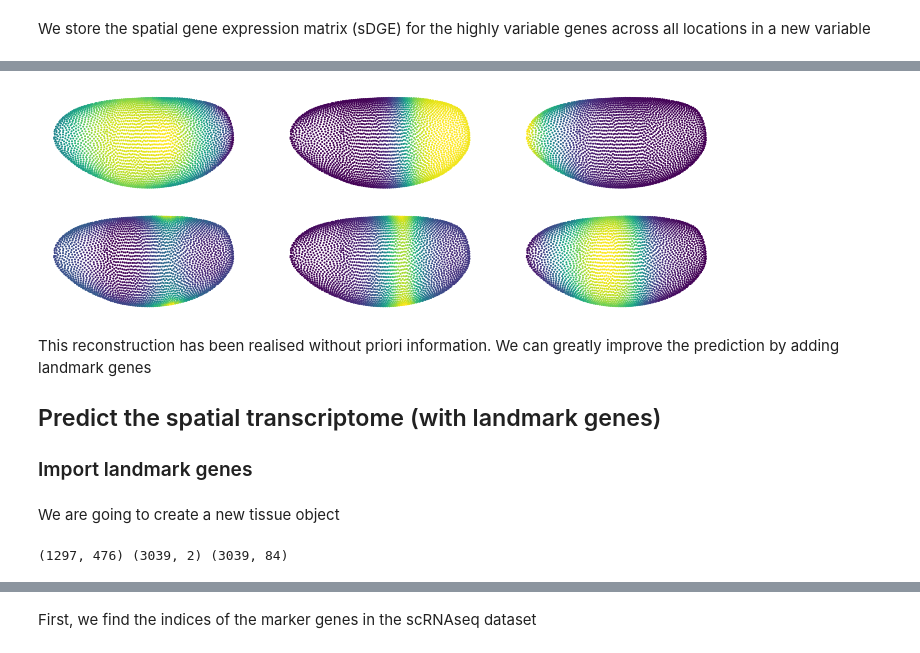
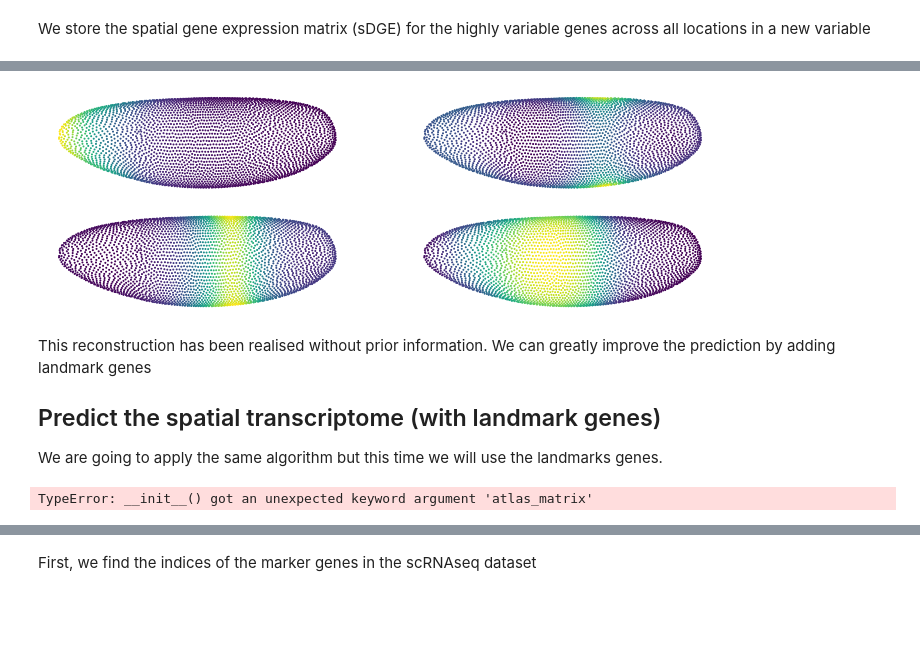
Before and after one commit to PSL-winter-school-2021/02-tuesday-workshop-rna, a Jupyter notebook: jupyter/reconstruct_dntp_without_markers.ipynb, the cells around one changed output, grey strips where cells are left out. Drawn from its saved outputs; the diff is of its cells as text; code cells hidden in the pictures; blank space fills up the shorter version.

```diff
--- a/jupyter/reconstruct_dntp_without_markers.ipynb
+++ b/jupyter/reconstruct_dntp_without_markers.ipynb
@@ -117,5 +81,0 @@ To save computation time, we will only map a subset of the genes. Here we will f
-# %%
-hvg           = np.genfromtxt(datafile_sc_hvg, dtype='str')
-dataset,hvg   = novosparc.pp.subset_to_hvg(dataset, gene_list = hvg )
-
-dataset.shape
@@ -153,0 +123,6 @@ We can visualize all the position for which Z=1
+# %%
+insitu_matrix = pd.read_csv(datafile_atlas,sep="\t")
+insitu_genes  = insitu_matrix.columns
+atlas_matrix  = novosparc.io.load_data(datafile_atlas)
+print("list of landmarks:",insitu_genes)
+insitu_matrix.shape
@@ -238,0 +214,3 @@ sdge_hvg = tissue.sdge
+# %%
+df_wo_markers = pd.DataFrame(tissue.sdge,index=tissue.gene_names)
+df_wo_markers.shape
@@ -239,28 +238,25 @@ sdge_hvg = tissue.sdge
 # %%
+df_wo_markers.shape
 plt.figure(figsize=(12,4))
-plt.subplot(231)
-plt.scatter(locations[:, 0], locations[:, 1], c=sdge_hvg[np.argwhere(hvg == 'ftz')[0], :].flatten(), s=1)
+plt.subplot(221)
+plt.scatter(locations[:, 0], locations[:, 1], c=df_wo_markers.loc['zen', :], s=1)
 plt.axis('off')
-plt.subplot(232)
-plt.scatter(locations[:, 0], locations[:, 1], c=sdge_hvg[np.argwhere(hvg == 'twi')[0], :].flatten(), s=1)
+plt.subplot(222)
+plt.scatter(locations[:, 0], locations[:, 1], c=df_wo_markers.loc['ImpE2', :], s=1)
 plt.axis('off')
-plt.subplot(233)
-plt.scatter(locations[:, 0], locations[:, 1], c=sdge_hvg[np.argwhere(hvg == 'zen')[0], :].flatten(), s=1)
+plt.subplot(223)
+plt.scatter(locations[:, 0], locations[:, 1], c=df_wo_markers.loc['sim', :], s=1)
 plt.axis('off')
-plt.subplot(234)
-plt.scatter(locations[:, 0], locations[:, 1], c=sdge_hvg[np.argwhere(hvg == 'ImpE2')[0], :].flatten(), s=1)
-plt.axis('off')
-plt.subplot(235)
-plt.scatter(locations[:, 0], locations[:, 1], c=sdge_hvg[np.argwhere(hvg == 'sim')[0], :].flatten(), s=1)
-plt.axis('off')
-plt.subplot(236)
-plt.scatter(locations[:, 0], locations[:, 1], c=sdge_hvg[np.argwhere(hvg == 'pyr')[0], :].flatten(), s=1)
+plt.subplot(224)
+plt.scatter(locations[:, 0], locations[:, 1], c=df_wo_markers.loc['pyr', :], s=1)
 plt.axis('off')
 plt.show()
 plt.close()
 # %% [output]
-[figure, old version]
+[figure, new version]
 # %% [markdown]
-This reconstruction has been realised without priori information. We can greatly improve the prediction by adding landmark genes
+This reconstruction has been realised without prior information. We can greatly improve the prediction by adding landmark genes
+
 ## Predict the spatial transcriptome (with landmark genes)
-### Import landmark genes
+
+We are going to apply the same algorithm but this time we will use the landmarks genes.
@@ -270,8 +263,4 @@ atlas_matrix = np.loadtxt(datafile_atlas, usecols=range(84), skiprows=1)
-# %% [markdown]
-We are going to create a new tissue object
 # %%
-tissue_with_markers = novosparc.cm.Tissue(dataset=dataset, locations=locations)
+tissue_with_markers = novosparc.cm.Tissue(dataset=dataset, locations=locations, atlas_matrix= insitu_matrix)
+# %% [output]
+TypeError: __init__() got an unexpected keyword argument 'atlas_matrix'
-# %%
-print(dataset.shape,locations.shape,atlas_matrix.shape)
-# %% [output]
-(1297, 476) (3039, 2) (3039, 84)
```
Also changed, not shown: parts of 70 cells of this notebook, 1 other file.
